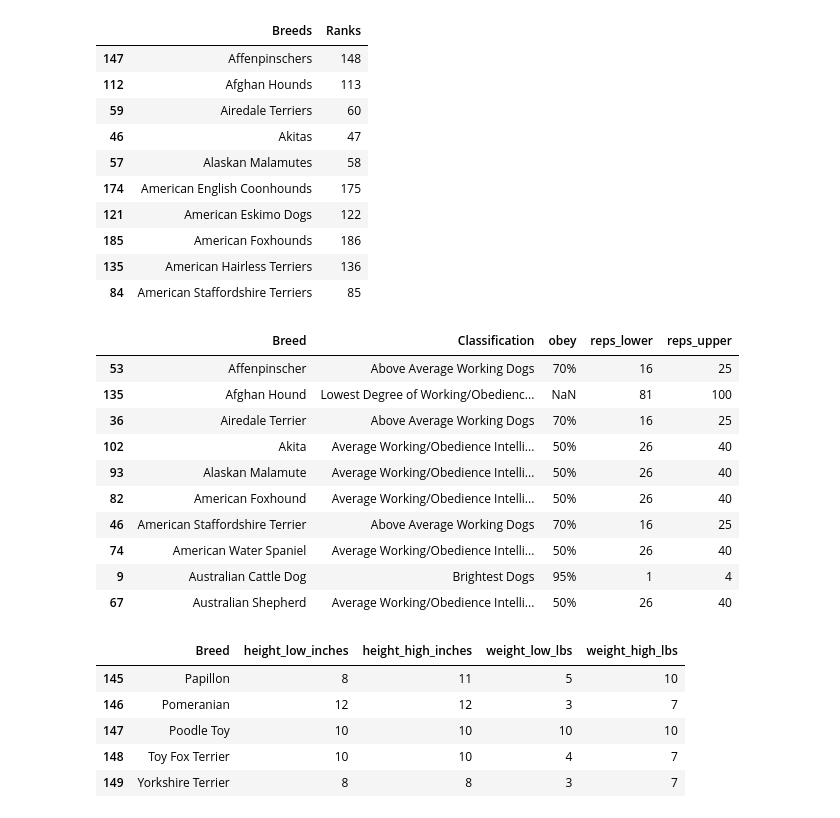
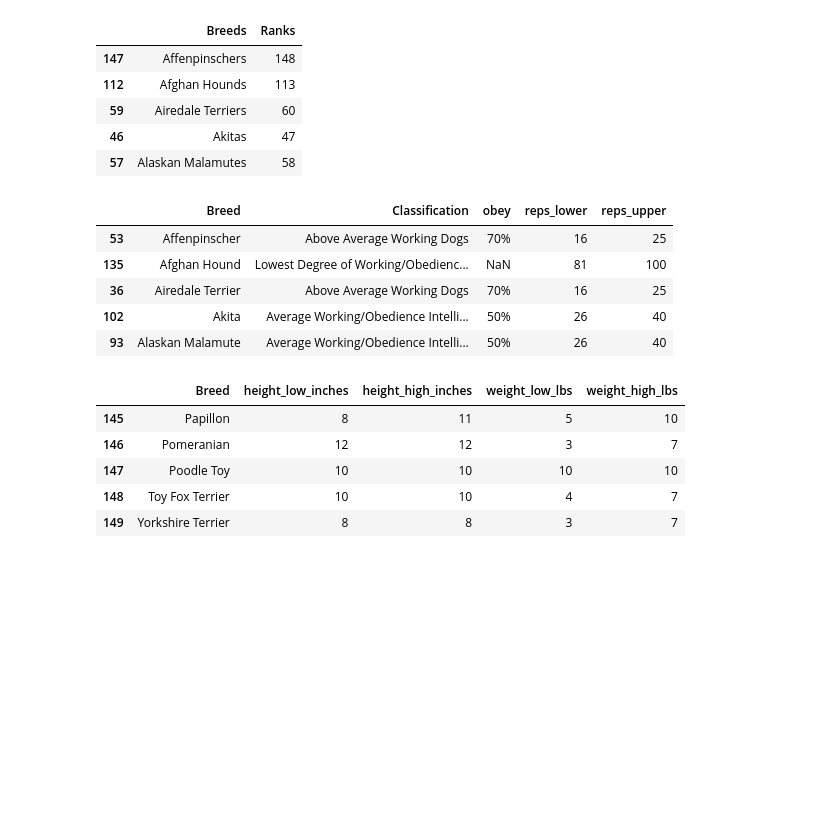
Before and after one commit to abigailmetzger/Yellow_LABS_ETL, a Jupyter notebook: Yellow_Labs.ipynb, the cells around one changed output. Cells and saved outputs as stored; diff of their text form; code cells hidden in the pictures; blank space fills up the shorter version.

```diff
--- a/Yellow_Labs.ipynb
+++ b/Yellow_Labs.ipynb
@@ -29,7 +30,7 @@ for result in results[2:]:
 # test_df.head()
 # %%
 rank_df = pd.DataFrame({"Breeds": breeds, "Ranks": ranks})
-rank_df.sort_values("Breeds").head(10)
+rank_df.sort_values("Breeds").head()
 # %% [output]
 |  | Breeds | Ranks |
 | 147 | Affenpinschers | 148 |
@@ -37,27 +38,17 @@ rank_df.sort_values("Breeds").head(10)
 | 59 | Airedale Terriers | 60 |
 | 46 | Akitas | 47 |
 | 57 | Alaskan Malamutes | 58 |
-| 174 | American English Coonhounds | 175 |
-| 121 | American Eskimo Dogs | 122 |
-| 185 | American Foxhounds | 186 |
-| 135 | American Hairless Terriers | 136 |
-| 84 | American Staffordshire Terriers | 85 |
 # %%
 csv_file = "dog_intelligence.csv"
 intelligence_df = pd.read_csv(csv_file)
-intelligence_df.sort_values("Breed").head(10)
+intelligence_df.sort_values("Breed").head(5)
 # %% [output]
 |  | Breed | Classification | obey | reps_lower | reps_upper |
 | 53 | Affenpinscher | Above Average Working Dogs | 70% | 16 | 25 |
 | 135 | Afghan Hound | Lowest Degree of Working/Obedienc... | NaN | 81 | 100 |
 | 36 | Airedale Terrier | Above Average Working Dogs | 70% | 16 | 25 |
 | 102 | Akita | Average Working/Obedience Intelli... | 50% | 26 | 40 |
 | 93 | Alaskan Malamute | Average Working/Obedience Intelli... | 50% | 26 | 40 |
-| 82 | American Foxhound | Average Working/Obedience Intelli... | 50% | 26 | 40 |
-| 46 | American Staffordshire Terrier | Above Average Working Dogs | 70% | 16 | 25 |
-| 74 | American Water Spaniel | Average Working/Obedience Intelli... | 50% | 26 | 40 |
-| 9 | Australian Cattle Dog | Brightest Dogs | 95% | 1 | 4 |
-| 67 | Australian Shepherd | Average Working/Obedience Intelli... | 50% | 26 | 40 |
 # %%
 csv_file = "akc_breed_info.csv"
 breed_df = pd.read_csv(csv_file, encoding='ISO-8859-1')
```
Also changed, not shown: parts of 2 cells of this notebook.
